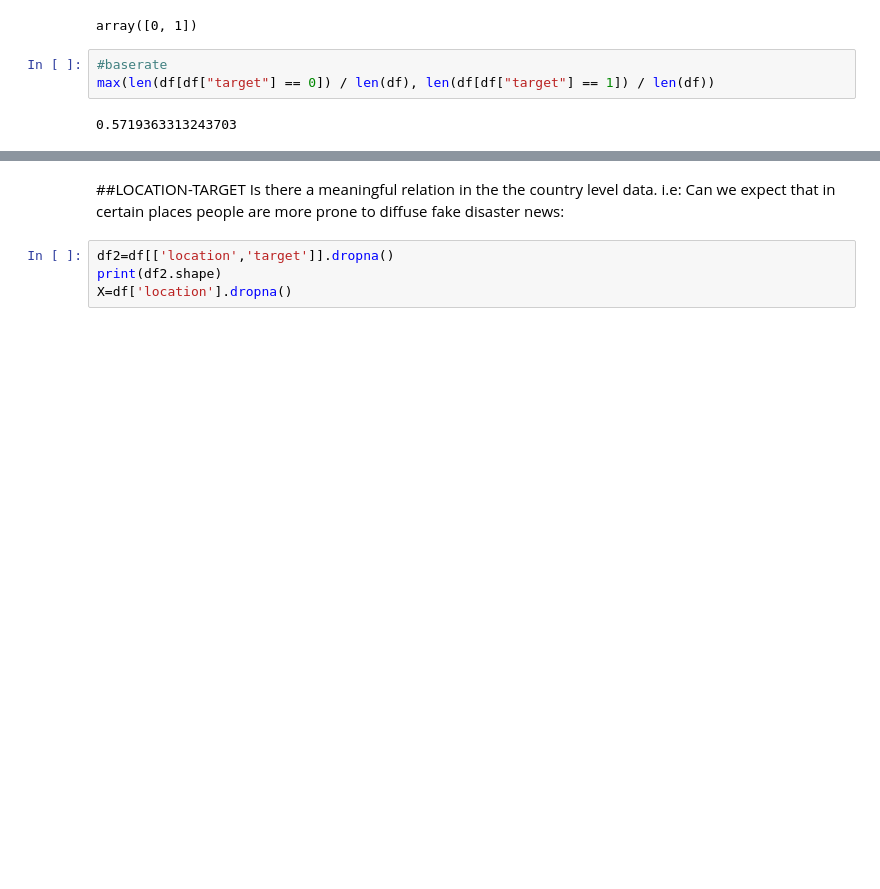
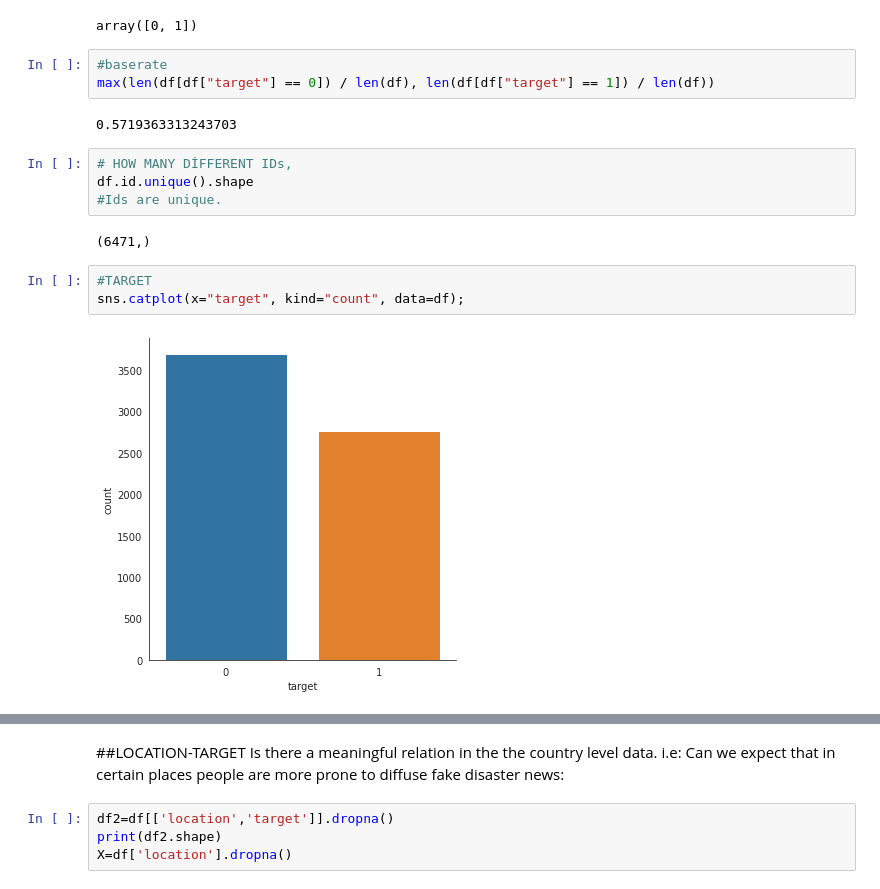
Before and after one commit to sarrab/DMML2020_COOP, a Jupyter notebook: code/COOP20.ipynb, the cells around one changed output, grey strips where cells are left out. Drawn from its saved outputs; the diff is of its cells as text; blank space fills up the shorter version.

```diff
--- a/code/COOP20.ipynb
+++ b/code/COOP20.ipynb
@@ -56,3 +68,14 @@ array([0, 1])
 max(len(df[df["target"] == 0]) / len(df), len(df[df["target"] == 1]) / len(df))
 # %% [output]
 0.5719363313243703
+# %%
+# HOW MANY DİFFERENT IDs,
+df.id.unique().shape
+#Ids are unique.
+# %% [output]
+(6471,)
+# %%
+#TARGET
+sns.catplot(x="target", kind="count", data=df);
+# %% [output]
+[figure, added]
```
Also changed, not shown: parts of 30 cells of this notebook.
